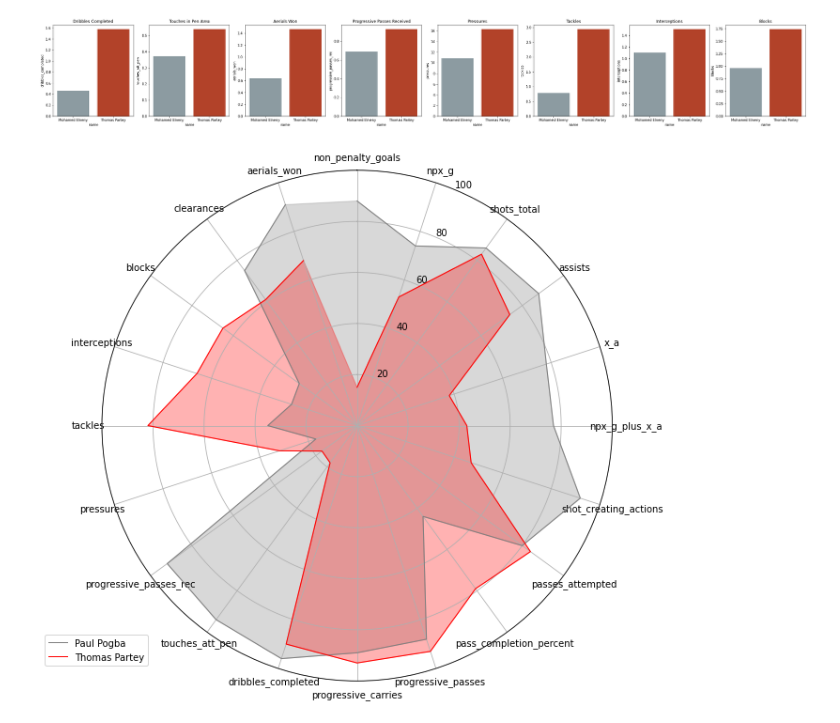
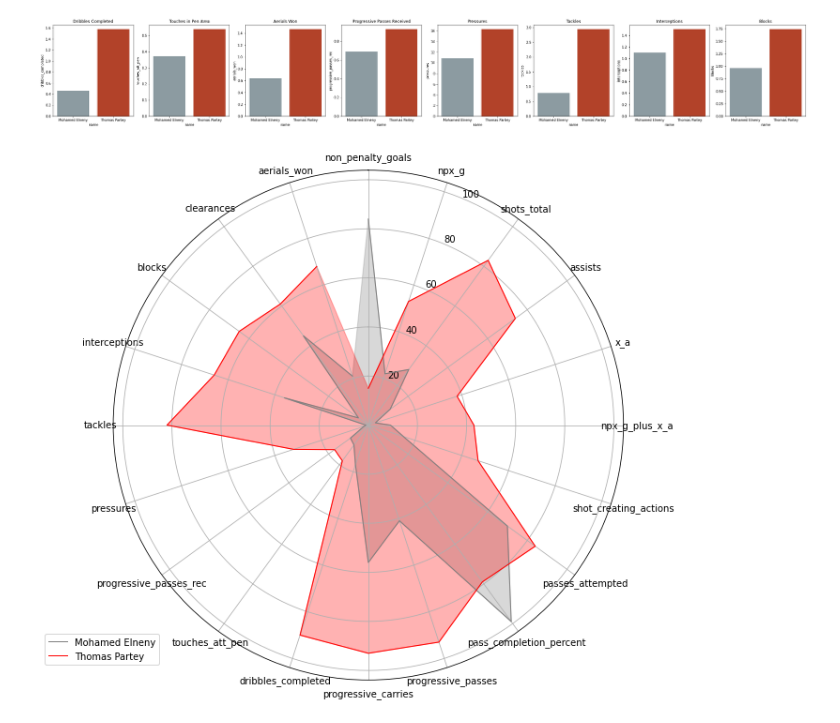
Before and after one commit to frankinetics/fbref, a Jupyter notebook: FBREF_Web_scraping_functions_.ipynb, the cells around one changed output. Cells and saved outputs as stored; diff of their text form; code cells hidden in the pictures.

```diff
--- a/FBREF_Web_scraping_functions_.ipynb
+++ b/FBREF_Web_scraping_functions_.ipynb
@@ -32,6 +32,6 @@ compare_players_data("https://fbref.com/en/players/47a34c4f/Mohamed-Elneny", "ht
 [figure]
 [figure]
 # %%
-compare_players_percentile("https://fbref.com/en/players/867239d3/Paul-Pogba","https://fbref.com/en/players/529f49ab/Thomas-Partey")
+compare_players_percentile("https://fbref.com/en/players/47a34c4f/Mohamed-Elneny","https://fbref.com/en/players/529f49ab/Thomas-Partey")
 # %% [output]
-[figure, old version]
+[figure, new version]
```
Also changed, not shown: parts of 1 cell of this notebook.
